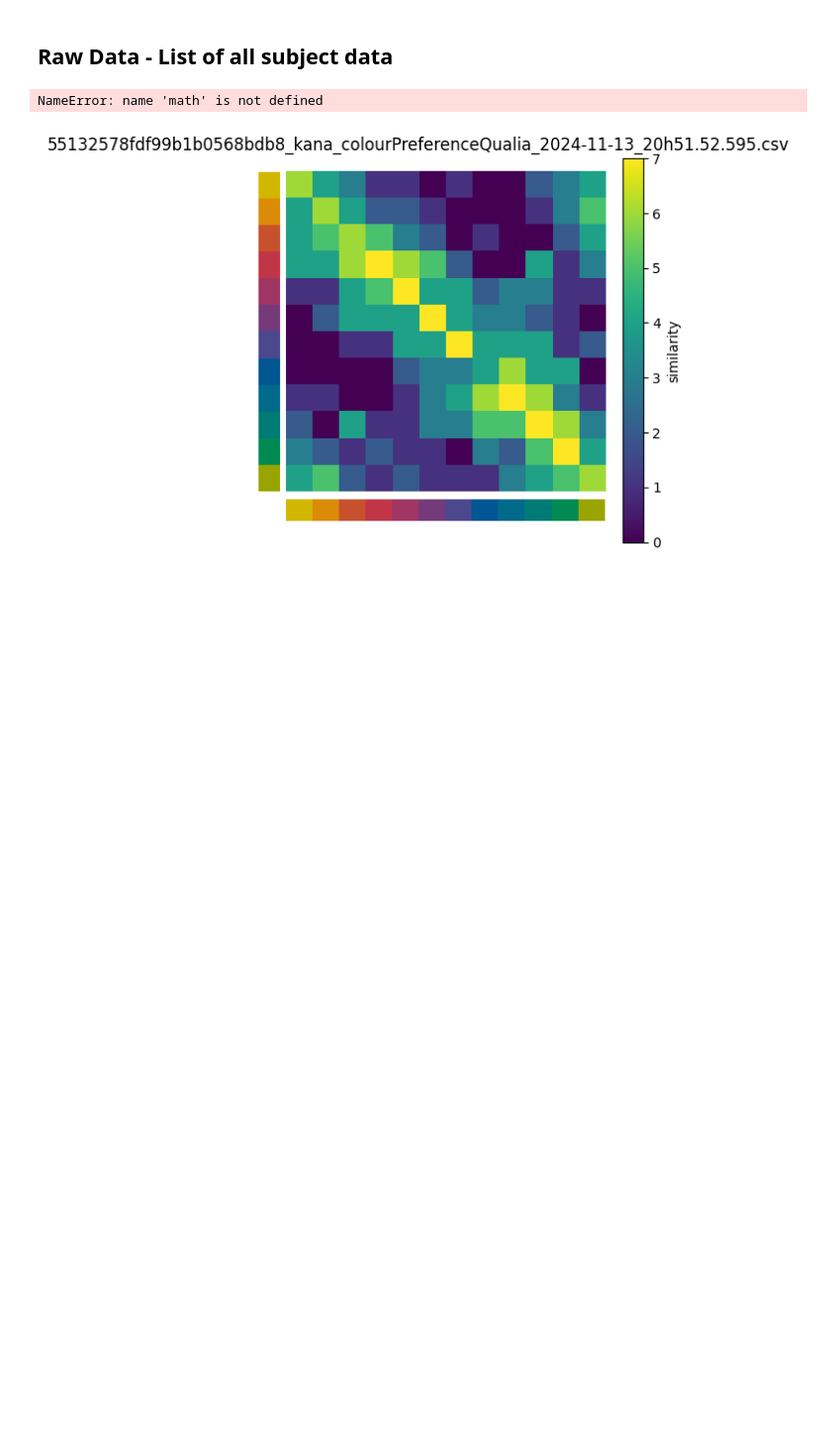
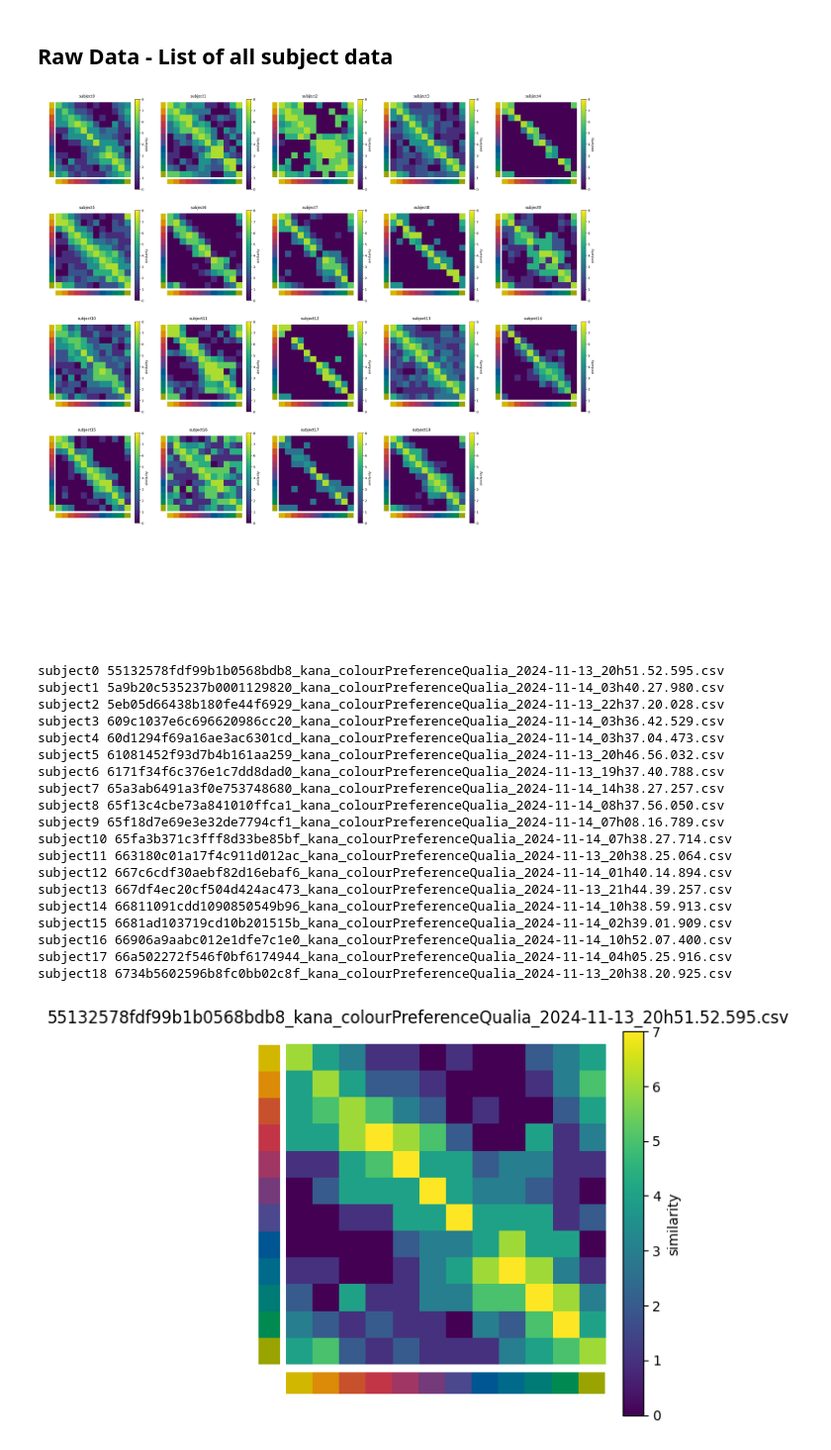
Before and after one commit to MtKana/GWOT_colorprefrencequalia, a Jupyter notebook: GWOT_2024_9_2.ipynb, the cells around one changed output. Shown at 99% size. Saved outputs shown, nothing was run; the diff lists cells and outputs as text; code cells hidden in the pictures; blank space fills up the shorter version.

Commit message:
change colour range

```diff
--- a/GWOT_2024_9_2.ipynb
+++ b/GWOT_2024_9_2.ipynb
@@ -80,12 +80,31 @@ for filename in os.listdir('raw_data/kana_colourpreferencequalia-master/data'):
 pIds = range(0, pCounter)
 # %%
 # Show matrices
-utilityFunctions.show_heatmaps(0, 8, matrices=pMatrices, titles=["subject" + str(p) for p in pIds], cbar_label="similarity", color_labels=unique_colours)
+utilityFunctions.show_heatmaps(0, 12, matrices=pMatrices, titles=["subject" + str(p) for p in pIds], cbar_label="similarity", color_labels=unique_colours)
 
 for f in range(0, len(pFiles)):
     print("subject" + str(f) + ' ' + pFiles[f])
 # %% [output]
+[figure, added]
-NameError: name 'math' is not defined
+subject0 55132578fdf99b1b0568bdb8_kana_colourPreferenceQualia_2024-11-13_20h51.52.595.csv
+subject1 5a9b20c535237b0001129820_kana_colourPreferenceQualia_2024-11-14_03h40.27.980.csv
+subject2 5eb05d66438b180fe44f6929_kana_colourPreferenceQualia_2024-11-13_22h37.20.028.csv
+subject3 609c1037e6c696620986cc20_kana_colourPreferenceQualia_2024-11-14_03h36.42.529.csv
+subject4 60d1294f69a16ae3ac6301cd_kana_colourPreferenceQualia_2024-11-14_03h37.04.473.csv
+subject5 61081452f93d7b4b161aa259_kana_colourPreferenceQualia_2024-11-13_20h46.56.032.csv
+subject6 6171f34f6c376e1c7dd8dad0_kana_colourPreferenceQualia_2024-11-13_19h37.40.788.csv
+subject7 65a3ab6491a3f0e753748680_kana_colourPreferenceQualia_2024-11-14_14h38.27.257.csv
+subject8 65f13c4cbe73a841010ffca1_kana_colourPreferenceQualia_2024-11-14_08h37.56.050.csv
+subject9 65f18d7e69e3e32de7794cf1_kana_colourPreferenceQualia_2024-11-14_07h08.16.789.csv
+subject10 65fa3b371c3fff8d33be85bf_kana_colourPreferenceQualia_2024-11-14_07h38.27.714.csv
+subject11 663180c01a17f4c911d012ac_kana_colourPreferenceQualia_2024-11-13_20h38.25.064.csv
+subject12 667c6cdf30aebf82d16ebaf6_kana_colourPreferenceQualia_2024-11-14_01h40.14.894.csv
+subject13 667df4ec20cf504d424ac473_kana_colourPreferenceQualia_2024-11-13_21h44.39.257.csv
+subject14 66811091cdd1090850549b96_kana_colourPreferenceQualia_2024-11-14_10h38.59.913.csv
+subject15 6681ad103719cd10b201515b_kana_colourPreferenceQualia_2024-11-14_02h39.01.909.csv
+subject16 66906a9aabc012e1dfe7c1e0_kana_colourPreferenceQualia_2024-11-14_10h52.07.400.csv
+subject17 66a502272f546f0bf6174944_kana_colourPreferenceQualia_2024-11-14_04h05.25.916.csv
+subject18 6734b5602596b8fc0bb02c8f_kana_colourPreferenceQualia_2024-11-13_20h38.20.925.csv
 # %%
 for filename in os.listdir('raw_data/kana_colourpreferencequalia-master/data'):
     if filename.endswith(".csv"):
```
